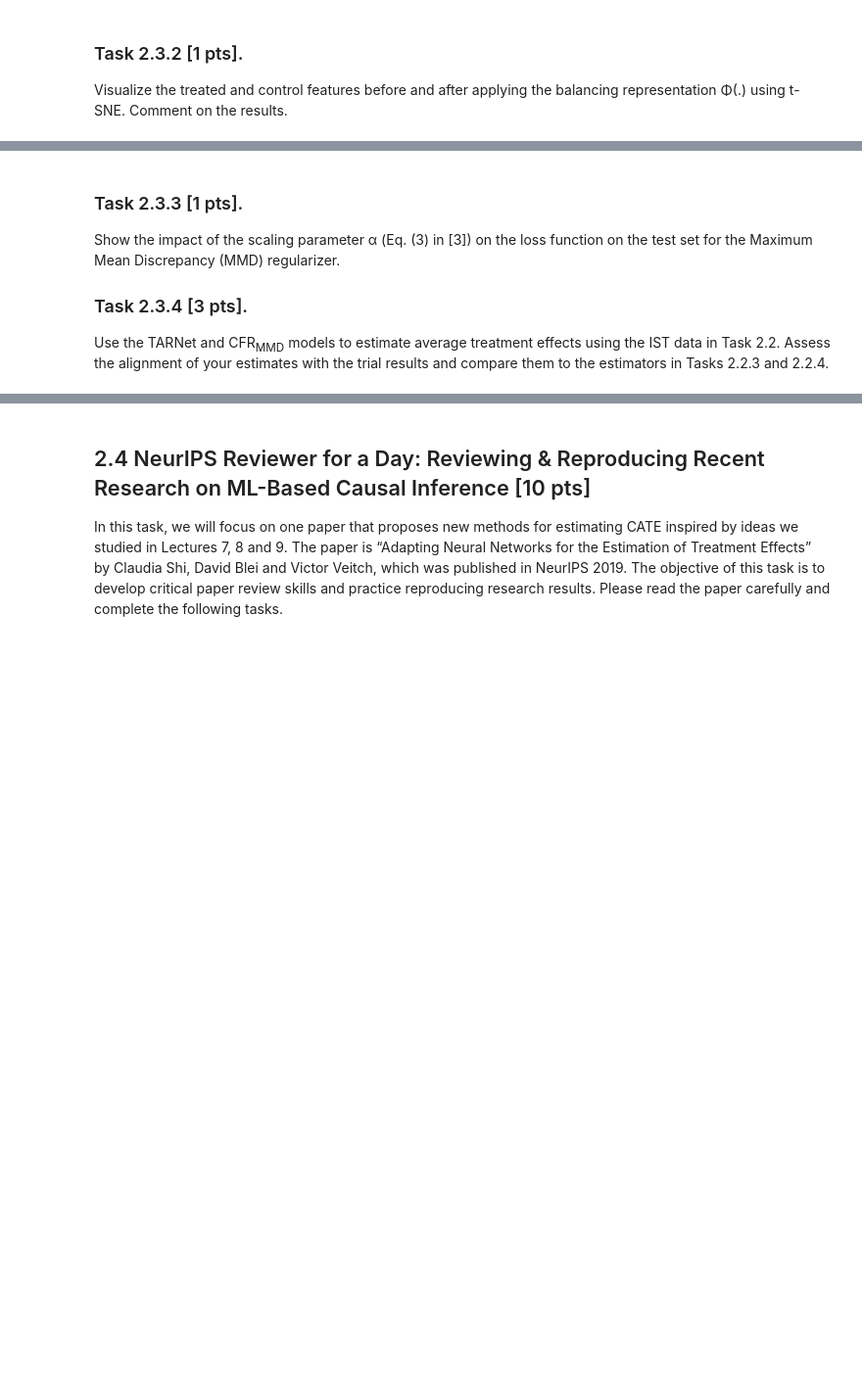
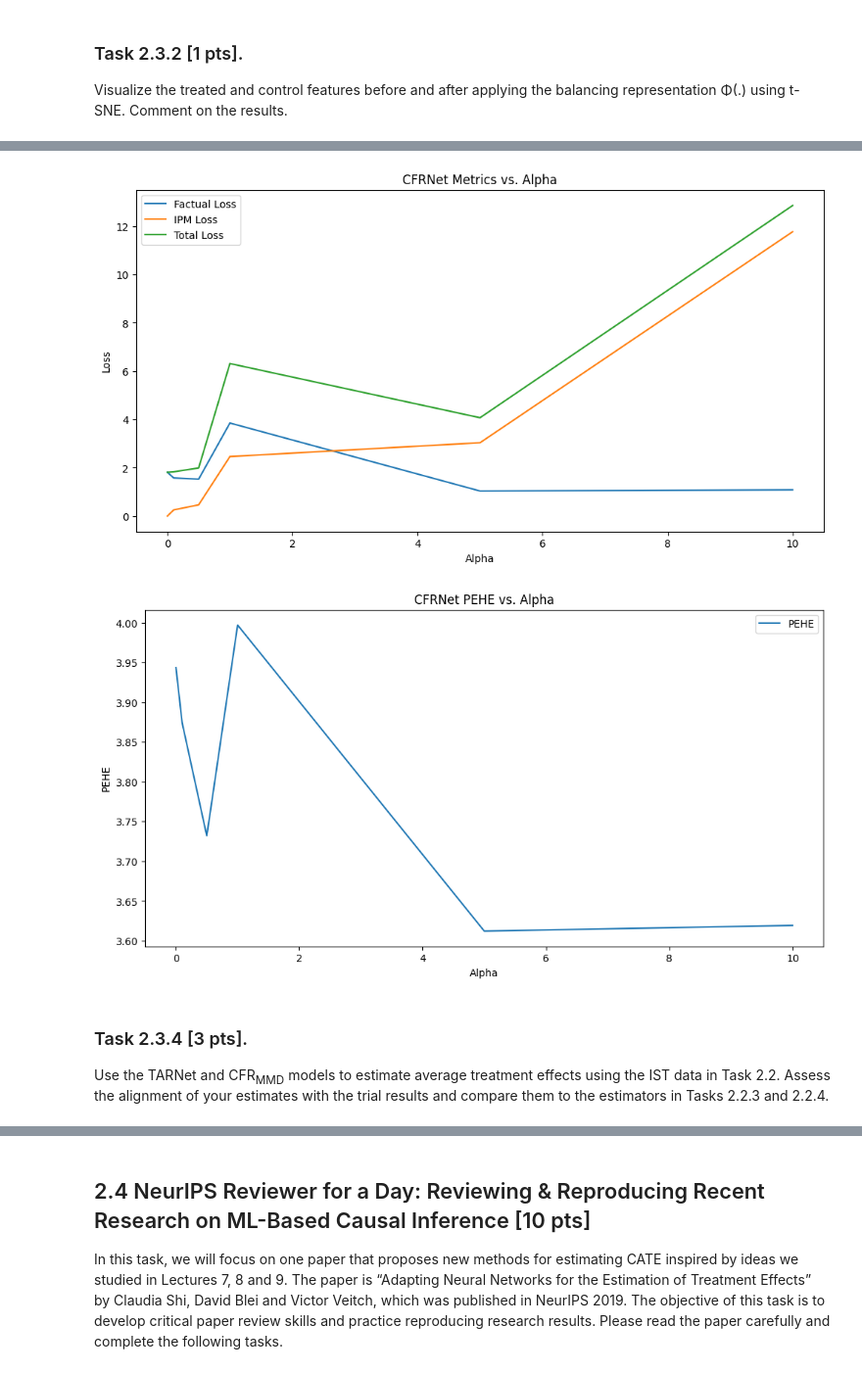
Before and after one commit to aarontyliu/cph-200b, a Jupyter notebook: Project 2/notebook.ipynb, the cells around one changed output, grey strips where cells are left out. Shown: that part at 98% size. Saved outputs shown, nothing was run; the diff lists cells and outputs as text; code cells hidden in the pictures; blank space fills up the shorter version.

```diff
--- a/Project 2/notebook.ipynb
+++ b/Project 2/notebook.ipynb
@@ -169,0 +1529,23 @@ Visualize the treated and control features before and after applying the balanci
+# %%
+alphas = [0, 0.1, 0.5, 1, 5, 10]
+factual_losses = []
+ipm_losses = []
+pehes = []
+losses = []
+
+for alpha in tqdm(alphas, desc="Training CFRNet with different alpha values"):
+    print(f"Training with alpha={alpha}")
+    model_alpha = CFRNet(alpha=alpha)
+    trainer_alpha = L.Trainer(
+        max_epochs=100,
+        log_every_n_steps=25,
+        logger=False,
+        enable_progress_bar=False,
+        enable_model_summary=False,
+    )
+    trainer_alpha.fit(model_alpha, train_loader)
+    test_res = trainer_alpha.test(model_alpha, test_loader, verbose=False)[0]
+    factual_losses.append(test_res["test_factual"])
+    ipm_losses.append(test_res["test_ipm"])
+    pehes.append(test_res["test_pehe"])
+    losses.append(test_res["test_loss"])
@@ -170,9 +1581,26 @@ Visualize the treated and control features before and after applying the balanci
+# %%
+# plot all metrics: factual loss, IPM loss, PEHE, and total loss
+plt.figure(figsize=(12, 6))
+plt.plot(alphas, factual_losses, label="Factual Loss")
+plt.plot(alphas, ipm_losses, label="IPM Loss")
+plt.plot(alphas, losses, label="Total Loss")
+plt.xlabel("Alpha")
+plt.ylabel("Loss")
+plt.title("CFRNet Metrics vs. Alpha")
+plt.legend()
+plt.show()
+
+plt.figure(figsize=(12, 6))
+plt.plot(alphas, pehes, label="PEHE")
+plt.xlabel("Alpha")
+plt.ylabel("PEHE")
+plt.title("CFRNet PEHE vs. Alpha")
+plt.legend()
+plt.show()
+# %% [output]
+[figure, added]
+[figure, added]
 # %% [markdown]
-### Task 2.3.3 [1 pts].
-
-Show the impact of the scaling parameter α (Eq. (3) in [3]) on the loss function on the
-test set for the Maximum Mean Discrepancy (MMD) regularizer.
-
 ### Task 2.3.4 [3 pts].
 
 Use the TARNet and CFR<sub>MMD</sub> models to estimate average treatment effects using
```
Also changed, not shown: parts of 53 cells of this notebook, 2 other files.
